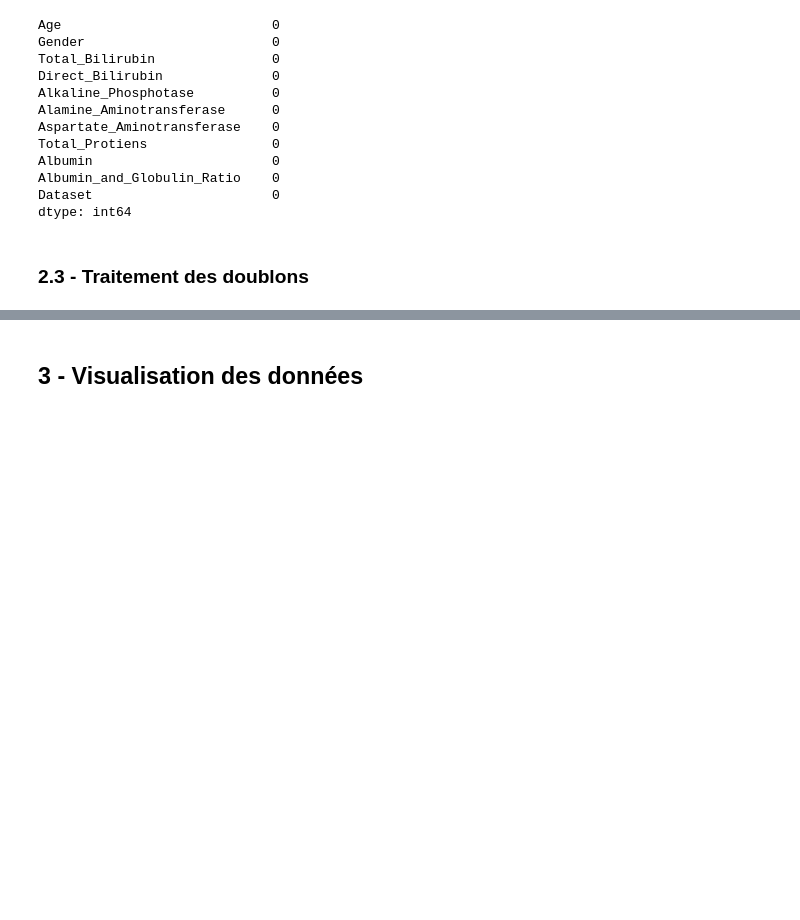
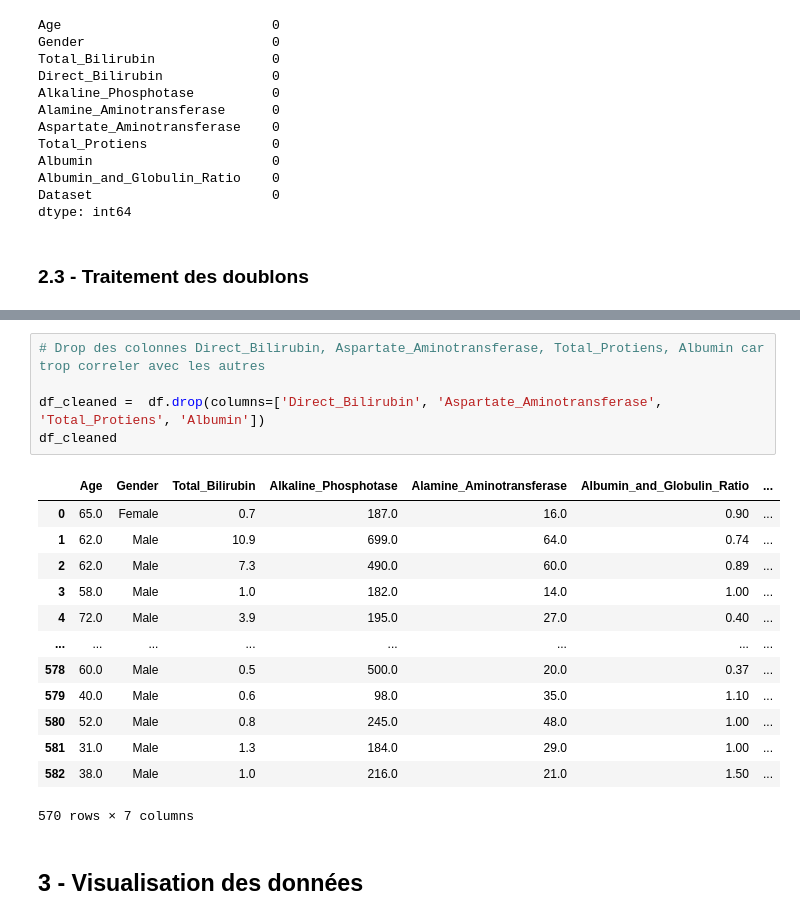
Before and after one commit to Dim2960/semiology_AI, a Jupyter notebook: foie_folder/cleaning_foie.ipynb, the cells around one changed output, grey strips where cells are left out. Drawn from its saved outputs; the diff is of its cells as text; blank space fills up the shorter version.

```diff
--- a/foie_folder/cleaning_foie.ipynb
+++ b/foie_folder/cleaning_foie.ipynb
@@ -241,3 +274,22 @@ df
+# %%
+# Drop des colonnes Direct_Bilirubin, Aspartate_Aminotransferase, Total_Protiens, Albumin car trop correler avec les autres
+
+df_cleaned =  df.drop(columns=['Direct_Bilirubin', 'Aspartate_Aminotransferase', 'Total_Protiens', 'Albumin'])
+df_cleaned
+# %% [output]
+|  | Age | Gender | Total_Bilirubin | Alkaline_Phosphotase | Alamine_Aminotransferase | Albumin_and_Globulin_Ratio | ... |
+| 0 | 65.0 | Female | 0.7 | 187.0 | 16.0 | 0.90 | ... |
+| 1 | 62.0 | Male | 10.9 | 699.0 | 64.0 | 0.74 | ... |
+| 2 | 62.0 | Male | 7.3 | 490.0 | 60.0 | 0.89 | ... |
+| 3 | 58.0 | Male | 1.0 | 182.0 | 14.0 | 1.00 | ... |
+| 4 | 72.0 | Male | 3.9 | 195.0 | 27.0 | 0.40 | ... |
+| ... | ... | ... | ... | ... | ... | ... | ... |
+| 578 | 60.0 | Male | 0.5 | 500.0 | 20.0 | 0.37 | ... |
+| 579 | 40.0 | Male | 0.6 | 98.0 | 35.0 | 1.10 | ... |
+| 580 | 52.0 | Male | 0.8 | 245.0 | 48.0 | 1.00 | ... |
+| 581 | 31.0 | Male | 1.3 | 184.0 | 29.0 | 1.00 | ... |
+| 582 | 38.0 | Male | 1.0 | 216.0 | 21.0 | 1.50 | ... |
+570 rows × 7 columns
 # %% [markdown]
 ## 3 - Visualisation des données
 # %%
```
Also changed, not shown: parts of 5 cells of this notebook.
